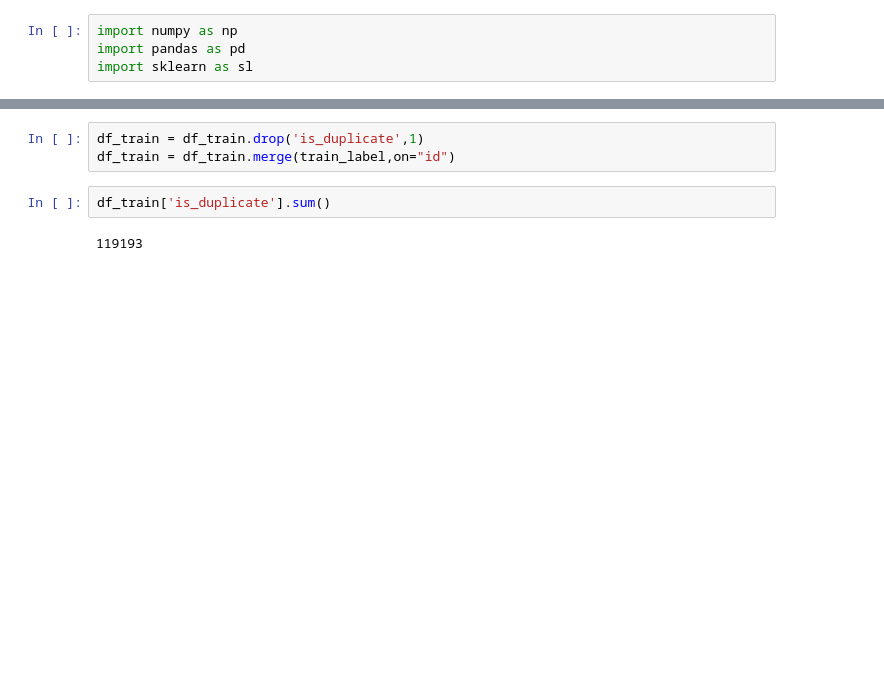
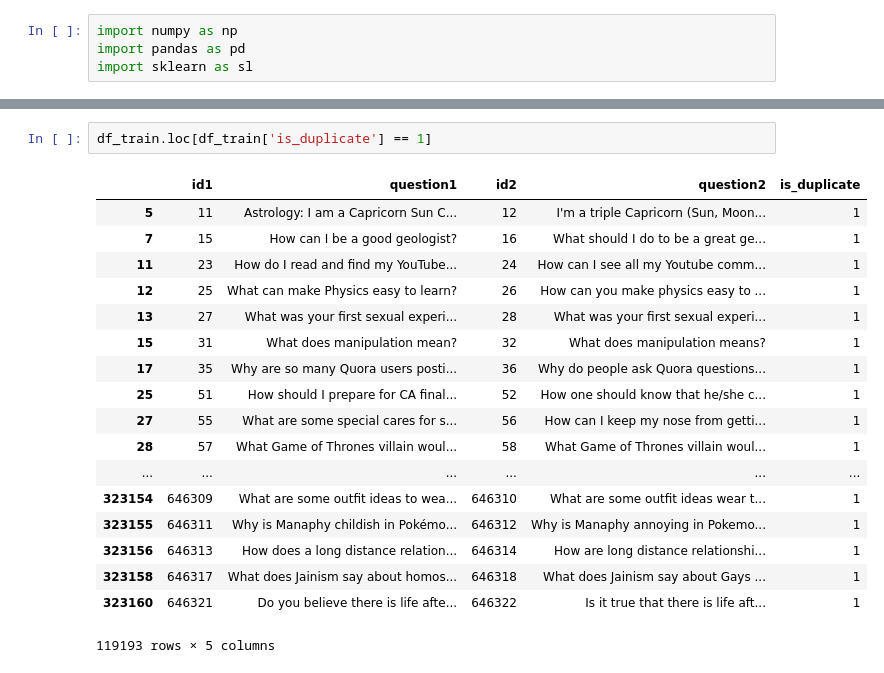
Before and after one commit to michellekoks/quora-duplicate-detection, a Jupyter notebook: quora-question-pairs.ipynb, the cells around one changed output, grey strips where cells are left out. Drawn from its saved outputs; the diff is of its cells as text; blank space fills up the shorter version.

```diff
--- a/quora-question-pairs.ipynb
+++ b/quora-question-pairs.ipynb
@@ -22,7 +54,21 @@ FileNotFoundError: File b'data/train_data.csv' does not exist
 # %%
-df_train = df_train.drop('is_duplicate',1)
-df_train = df_train.merge(train_label,on="id")
+df_train.loc[df_train['is_duplicate'] == 1]
+# %% [output]
+|  | id1 | question1 | id2 | question2 | is_duplicate |
+| 5 | 11 | Astrology: I am a Capricorn Sun C... | 12 | I'm a triple Capricorn (Sun, Moon... | 1 |
+| 7 | 15 | How can I be a good geologist? | 16 | What should I do to be a great ge... | 1 |
+| 11 | 23 | How do I read and find my YouTube... | 24 | How can I see all my Youtube comm... | 1 |
+| 12 | 25 | What can make Physics easy to learn? | 26 | How can you make physics easy to ... | 1 |
+| 13 | 27 | What was your first sexual experi... | 28 | What was your first sexual experi... | 1 |
+| 15 | 31 | What does manipulation mean? | 32 | What does manipulation means? | 1 |
+| 17 | 35 | Why are so many Quora users posti... | 36 | Why do people ask Quora questions... | 1 |
+| 25 | 51 | How should I prepare for CA final... | 52 | How one should know that he/she c... | 1 |
+| 27 | 55 | What are some special cares for s... | 56 | How can I keep my nose from getti... | 1 |
+| 28 | 57 | What Game of Thrones villain woul... | 58 | What Game of Thrones villain woul... | 1 |
+| ... | ... | ... | ... | ... | ... |
+| 323154 | 646309 | What are some outfit ideas to wea... | 646310 | What are some outfit ideas wear t... | 1 |
+| 323155 | 646311 | Why is Manaphy childish in Pokémo... | 646312 | Why is Manaphy annoying in Pokemo... | 1 |
+| 323156 | 646313 | How does a long distance relation... | 646314 | How are long distance relationshi... | 1 |
+| 323158 | 646317 | What does Jainism say about homos... | 646318 | What does Jainism say about Gays ... | 1 |
+| 323160 | 646321 | Do you believe there is life afte... | 646322 | Is it true that there is life aft... | 1 |
+119193 rows × 5 columns
-# %%
-df_train['is_duplicate'].sum()
-# %% [output]
-119193
```
Also changed, not shown: parts of 3 cells of this notebook.
